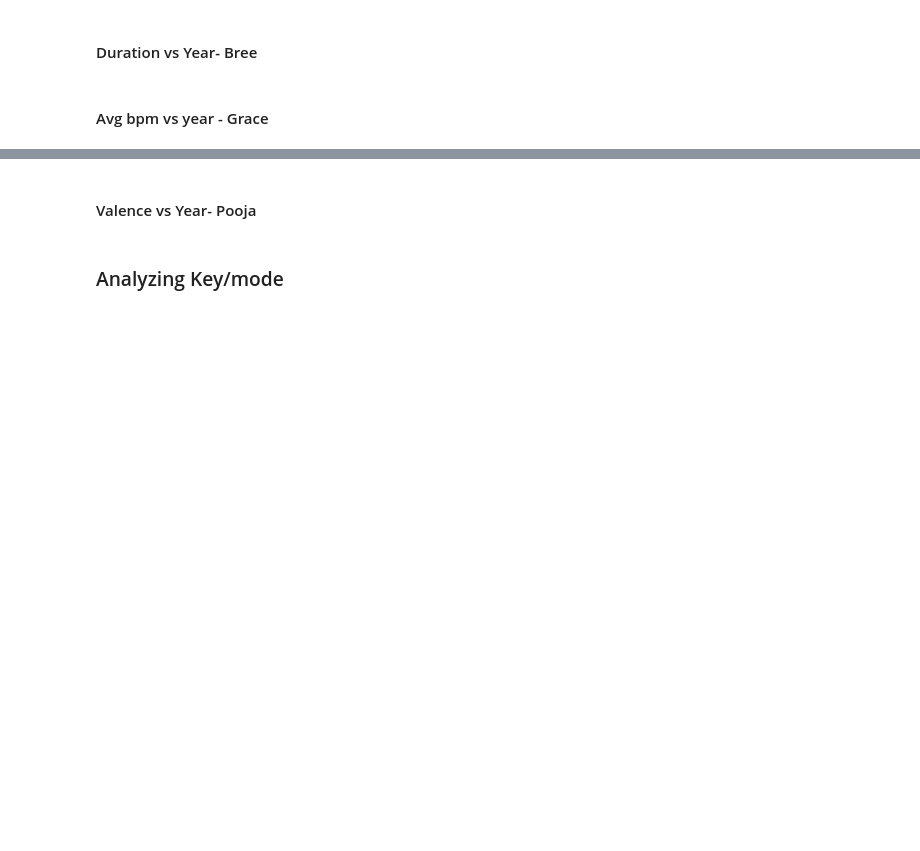
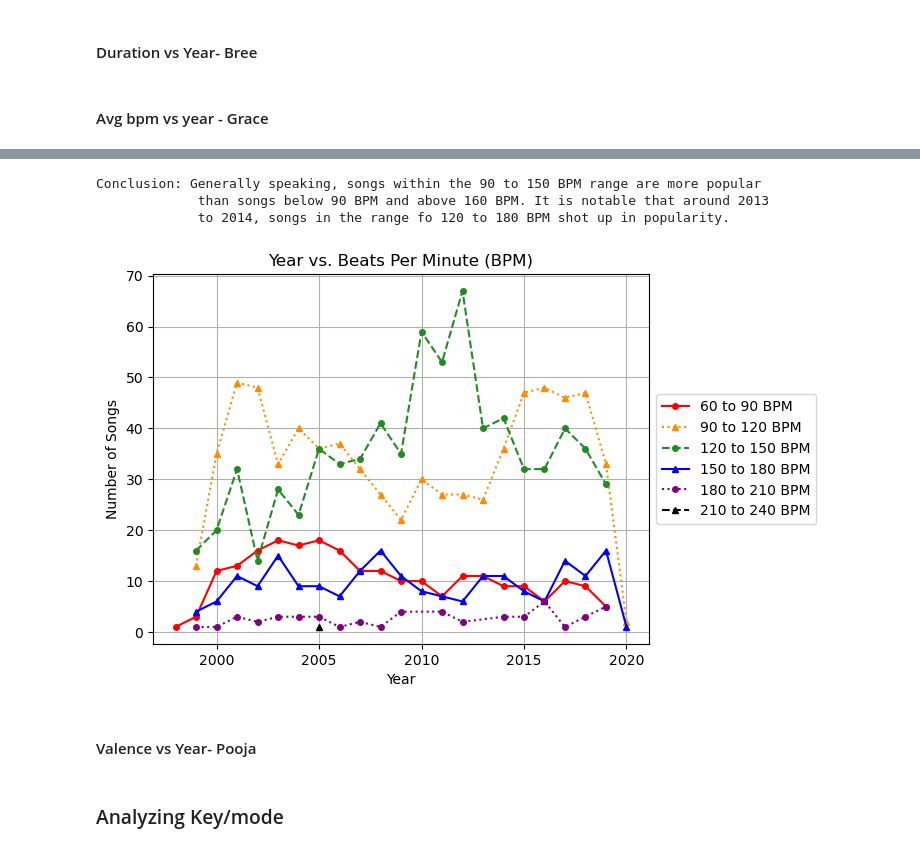
Before and after one commit to Dr0d1536/Project_1, a Jupyter notebook: spotify.ipynb, the cells around one changed output, grey strips where cells are left out. Drawn from its saved outputs; the diff is of its cells as text; code cells hidden in the pictures; blank space fills up the shorter version.

```diff
--- a/spotify.ipynb
+++ b/spotify.ipynb
@@ -218,3 +376,49 @@ genres #test
+# %%
+# Grab only the values needed and place in new dataframe.
+year_bpm = music_norm.loc[:,["year","tempo"]]
+
+# Create a bin for bpms
+bins = [60,90,120,150,180,210,240]
+bpm_ranges = ["60 to 90 BPM","90 to 120 BPM","120 to 150 BPM","150 to 180 BPM","180 to 210 BPM","210 to 240 BPM"]
+
+# Use pd.cut to place songs in bpm bins, and place df.
+year_bpm["BPM Ranges"] = pd.cut(year_bpm["tempo"], bins, labels=bpm_ranges,include_lowest=True)
+# %%
+# Create color list, line style list, and counter for the for loop
+colors = ["red","darkorange","forestgreen", "blue", "purple", "black"]
+line_styles = ["-",":","--"] # for accessibility
+markers = ["o","^"] # for accessibility
+counter = 0
+
+# For every bpm range, create a line chart plotting year as the x-axis and the number of counts as the y axis.
+for bpm_range in bpm_ranges:
+    # Grab the range in a new dataframe
+    df = year_bpm[year_bpm["BPM Ranges"] == bpm_range]
+    # Get number of counts per year.
+    yearly_counts = df.groupby("year").size()
+    # Plot
+    yearly_counts.plot(kind="line",
+                       marker=markers[counter % 2], # Use modulo % to repeatedly iterate.
+                       markersize=4,
+                       color=colors[counter],
+                       linestyle=line_styles[counter % 3],
+                       label= bpm_range)
+    # Progress counter
+    counter = counter + 1
+
+plt.legend(loc='center left', bbox_to_anchor=(1, 0.5))
+plt.grid()
+plt.ylabel("Number of Songs")
+plt.title("Year vs. Beats Per Minute (BPM)")
+plt.xlabel("Year")
+print("""Conclusion: Generally speaking, songs within the 90 to 150 BPM range are more popular
+             than songs below 90 BPM and above 160 BPM. It is notable that around 2013
+             to 2014, songs in the range fo 120 to 180 BPM shot up in popularity.""")
+# %% [output]
+Conclusion: Generally speaking, songs within the 90 to 150 BPM range are more popular
+             than songs below 90 BPM and above 160 BPM. It is notable that around 2013
+             to 2014, songs in the range fo 120 to 180 BPM shot up in popularity.
+[figure, added]
 # %% [markdown]
 ####	Valence vs Year- Pooja
 # %% [markdown]
```
Also changed, not shown: parts of 12 cells of this notebook.
